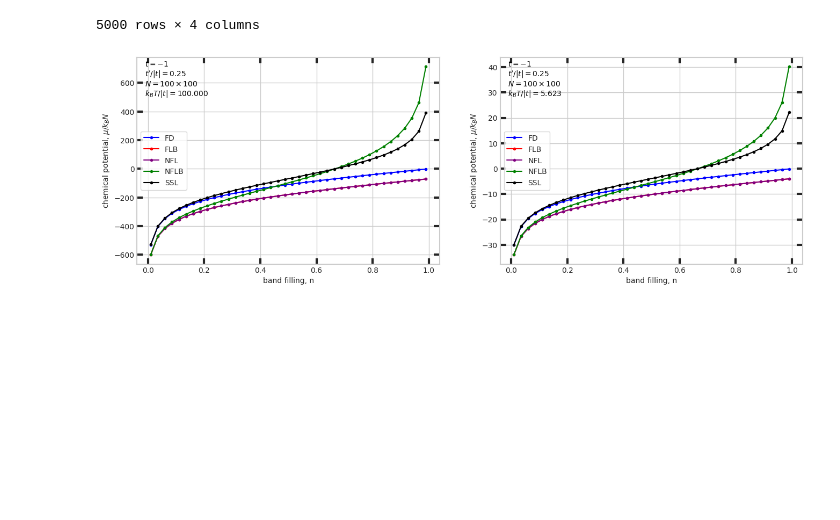
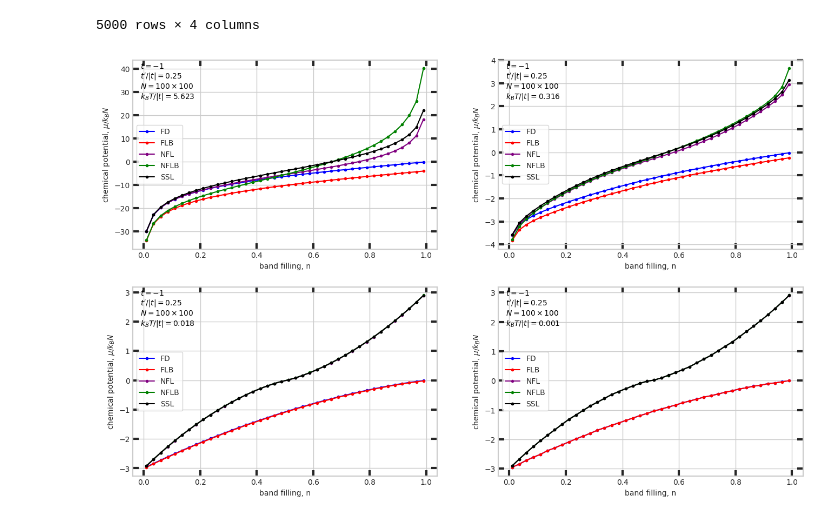
Before and after one commit to Mateuszzx/quantum-statistics-solver, a Jupyter notebook: notebooks/02_chemical_potential.ipynb, the cells around one changed output. Cells and saved outputs as stored; diff of their text form; code cells hidden in the pictures; blank space fills up the shorter version.

```diff
--- a/notebooks/02_chemical_potential.ipynb
+++ b/notebooks/02_chemical_potential.ipynb
@@ -112,25 +112,25 @@ mu_df
 # %%
 # Select a magnetic field to plot
 H_a_plot = H_a[0]
-beta_plot = beta[-6:-3]
+beta_plot = beta[-4:]
 
 # Plotimport scientific_plot as sp
 sp.plot_result_n(
     results=mu_df,
     n=n,
     betas=beta_plot,
     y_label=r"chemical potential, $\mu / k_B N$",
     distros=distros,
     H_a=H_a_plot,
     y_col="mu",  # Specify the column to plot
     legend_position="center left",
     figsize=(8, 5),
     cols=2 # Adjust columns for layout
 
 )
 plt.show()
 # %% [output]
-[figure, old version]
+[figure, new version]
 # %%
 n_plot = [n[20], n[30], n[-5], n[-1]]
 H_a_plot = H_a[-1]
```
Also changed, not shown: parts of 2 cells of this notebook, 2 other files.
